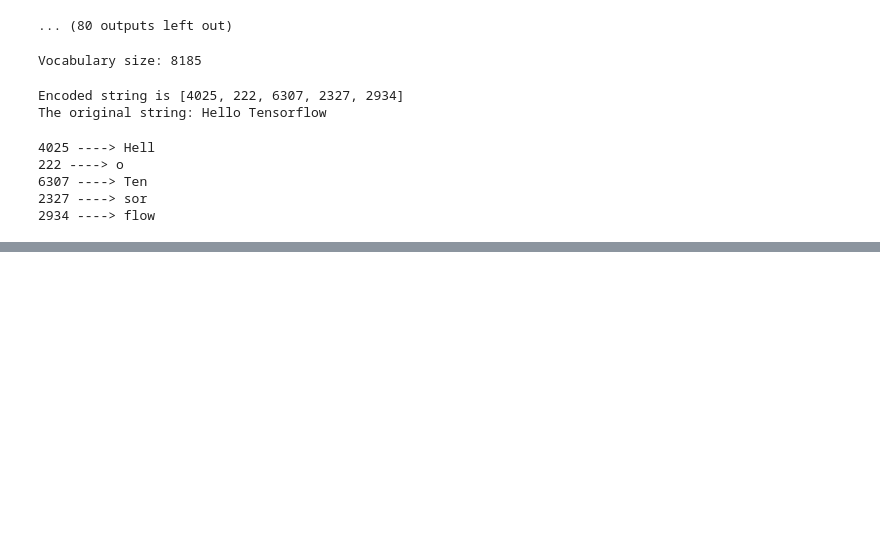
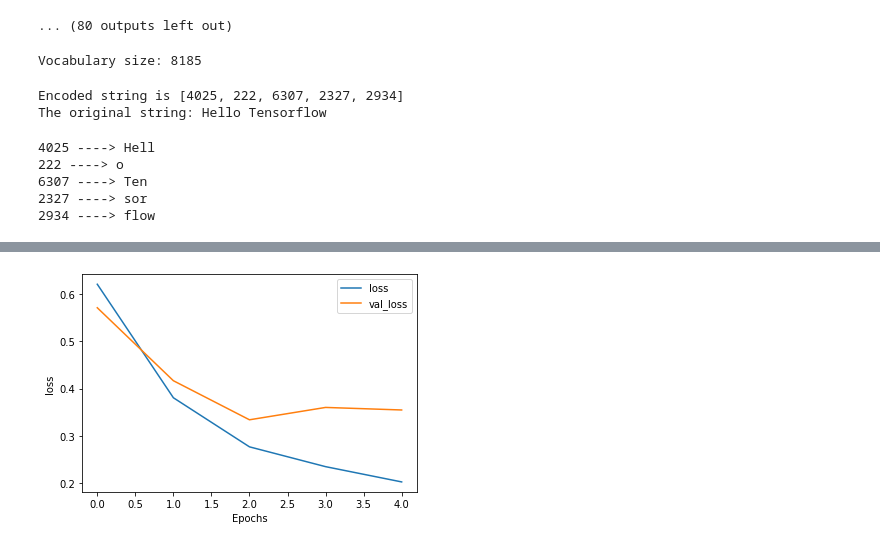
Before and after one commit to sourcecode369/TensorFlow-2.0, a Jupyter notebook: tensorflow_2.0_docs/TensorFlow Core/Tutorials/Text/Text_Classification_with_RNN.ipynb, the cells around one changed output, grey strips where cells are left out. Cells and saved outputs as stored; diff of their text form; code cells hidden in the pictures; blank space fills up the shorter version.

```diff
--- a/tensorflow_2.0_docs/TensorFlow Core/Tutorials/Text/Text_Classification_with_RNN.ipynb
+++ b/tensorflow_2.0_docs/TensorFlow Core/Tutorials/Text/Text_Classification_with_RNN.ipynb
@@ -98,0 +188,4 @@ Epoch 3/20
+# %%
+plot_graphs(history, 'loss')
+# %% [output]
+[figure, added]
```
Also changed, not shown: parts of 16 cells of this notebook.
